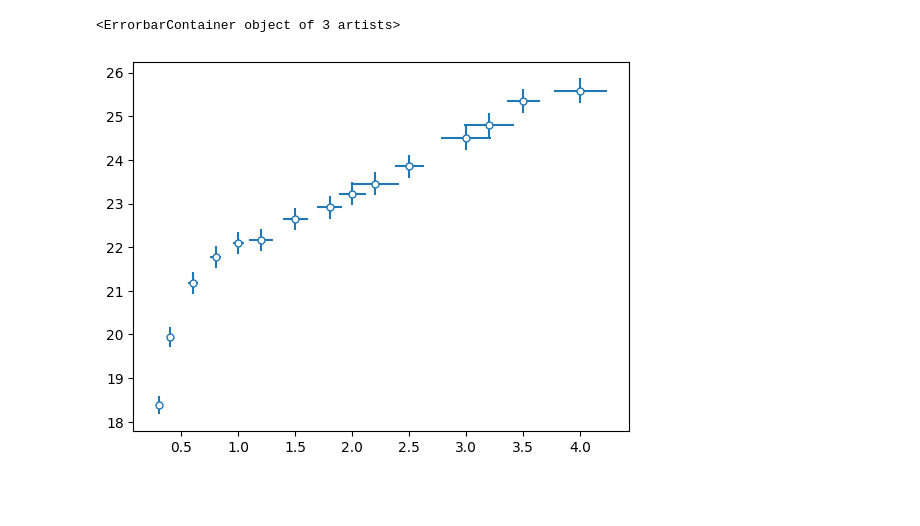
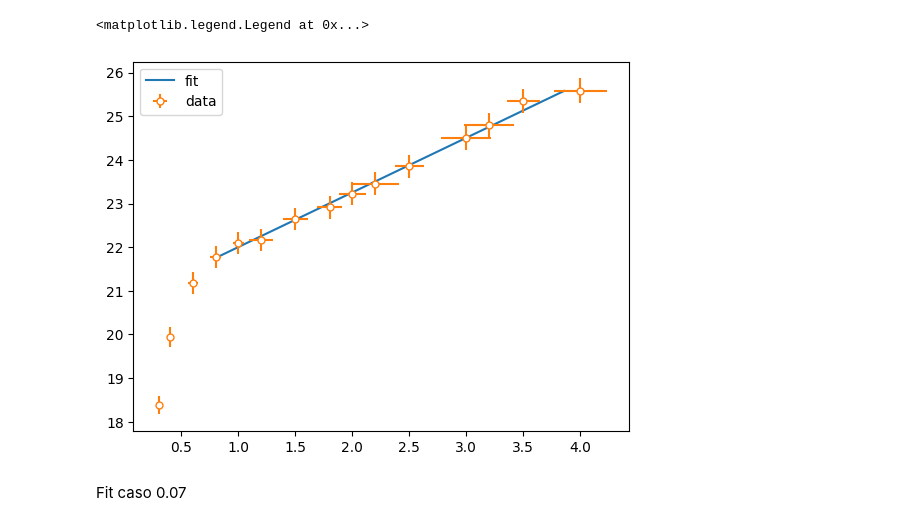
Before and after one commit to LazyLagrangian/prova2, a Jupyter notebook: analisi.ipynb, the cells around one changed output. Cells and saved outputs as stored; diff of their text form; code cells hidden in the pictures; blank space fills up the shorter version.

```diff
--- a/analisi.ipynb
+++ b/analisi.ipynb
@@ -37,0 +46,6 @@ dv = np.array(df['errore v 0.14']).astype(float)
+# %%
+linear = Model(f)
+mydata = RealData(i[:v.size-3],v[:v.size-3],sx=di[:v.size-3], sy=dv[:v.size-3])
+myodr = ODR(mydata, linear, beta0=[1., 1.])
+myoutput = myodr.run()
+myoutput.pprint()
@@ -38,8 +61,16 @@ dv = np.array(df['errore v 0.14']).astype(float)
+# %%
+a,b = myoutput.beta
+da,db = myoutput.sd_beta
+cov = myoutput.cov_beta
 # %%
 fig, ax = plt.subplots()
-ax.errorbar(v, i,xerr= dv, yerr=di, fmt="o", label = 'data', marker = '.', markerfacecolor='white', markersize=10)
+ax.plot(a+b*i[:v.size-3], i[:v.size-3], label = 'fit')
+ax.errorbar(v, i, xerr= dv, yerr= di, fmt="o", label = 'data', marker = '.', markerfacecolor='white', markersize=10)
+plt.legend()
 # %% [output]
-<ErrorbarContainer object of 3 artists>
+<matplotlib.legend.Legend at 0x...>
-[figure, old version]
+[figure, new version]
+# %% [markdown]
+Fit caso 0.07
 # %%
 linear = Model(f)
```
Also changed, not shown: parts of 17 cells of this notebook.
